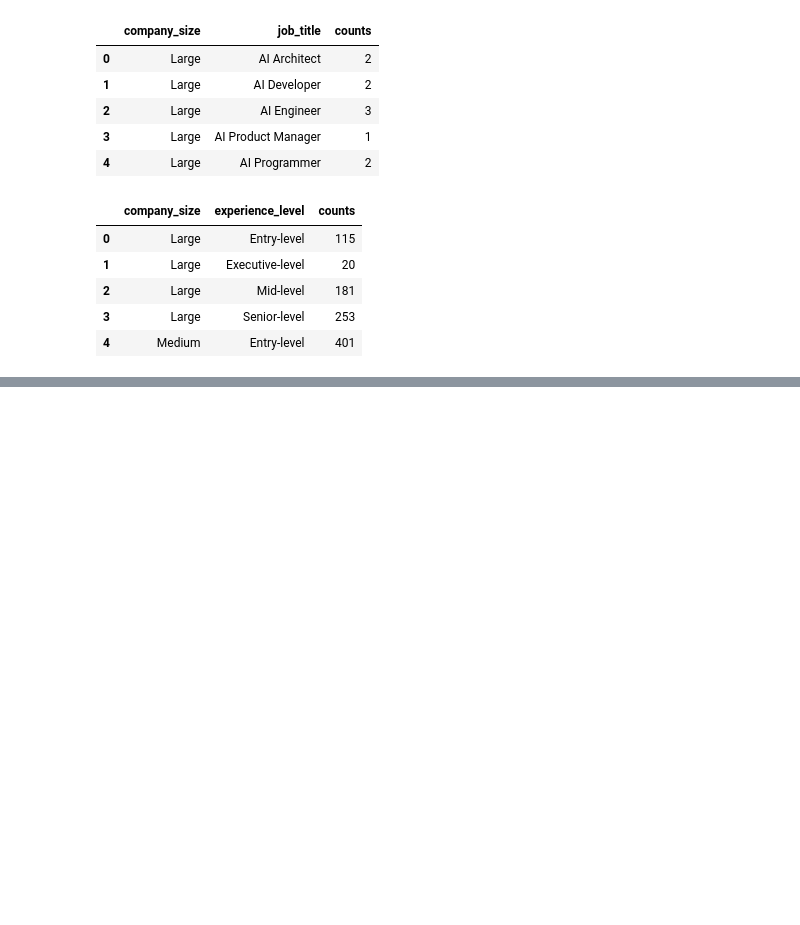
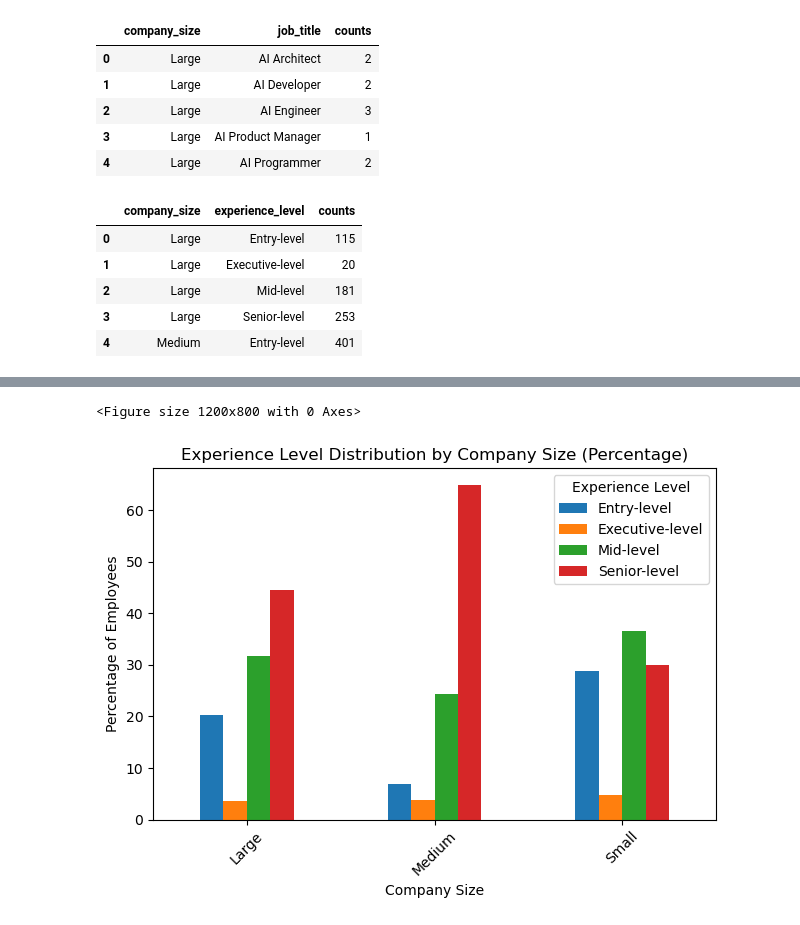
Before and after one commit to sellerstx1982/data_science_salaries, a Jupyter notebook: data_science_salaries_murray.ipynb, the cells around one changed output, grey strips where cells are left out. Saved outputs shown, nothing was run; the diff lists cells and outputs as text; code cells hidden in the pictures; blank space fills up the shorter version.

```diff
--- a/data_science_salaries_murray.ipynb
+++ b/data_science_salaries_murray.ipynb
@@ -112,3 +106,17 @@ ds_experience_level_dist.head()
 | 2 | Large | Mid-level | 181 |
 | 3 | Large | Senior-level | 253 |
 | 4 | Medium | Entry-level | 401 |
+# %%
+# Calculate total counts per company size
+total_counts_per_size = ds_experience_level_dist.groupby('company_size')['counts'].sum().reset_index()
+total_counts_per_size.columns = ['company_size', 'total_counts']
+# %%
+# Merge total counts with the original data
+ds_experience_level_dist = pd.merge(ds_experience_level_dist, total_counts_per_size, on='company_size')
+# %%
+# Calculate the percentage
+ds_experience_level_dist['percentage'] = (ds_experience_level_dist['counts'] / ds_experience_level_dist['total_counts']) * 100
+# %%
+# Pivot the data for plotting
+df_exp_dist_percentage = ds_experience_level_dist.pivot(index='company_size', columns='experience_level', values='percentage')
+df_exp_dist_percentage
@@ -124,0 +157,14 @@ KeyError: 'company_size'
+# %%
+# 2. Experience Level Distribution by Company Size (Percentage)
+plt.figure(figsize=(12, 8))
+df_exp_dist_percentage.plot(kind='bar', stacked=False)
+plt.title('Experience Level Distribution by Company Size (Percentage)')
+plt.xlabel('Company Size')
+plt.ylabel('Percentage of Employees')
+plt.xticks(rotation=45)
+plt.legend(title='Experience Level')
+plt.tight_layout()
+plt.show()
+# %% [output]
+<Figure size 1200x800 with 0 Axes>
+[figure, added]
```
Also changed, not shown: parts of 25 cells of this notebook.
